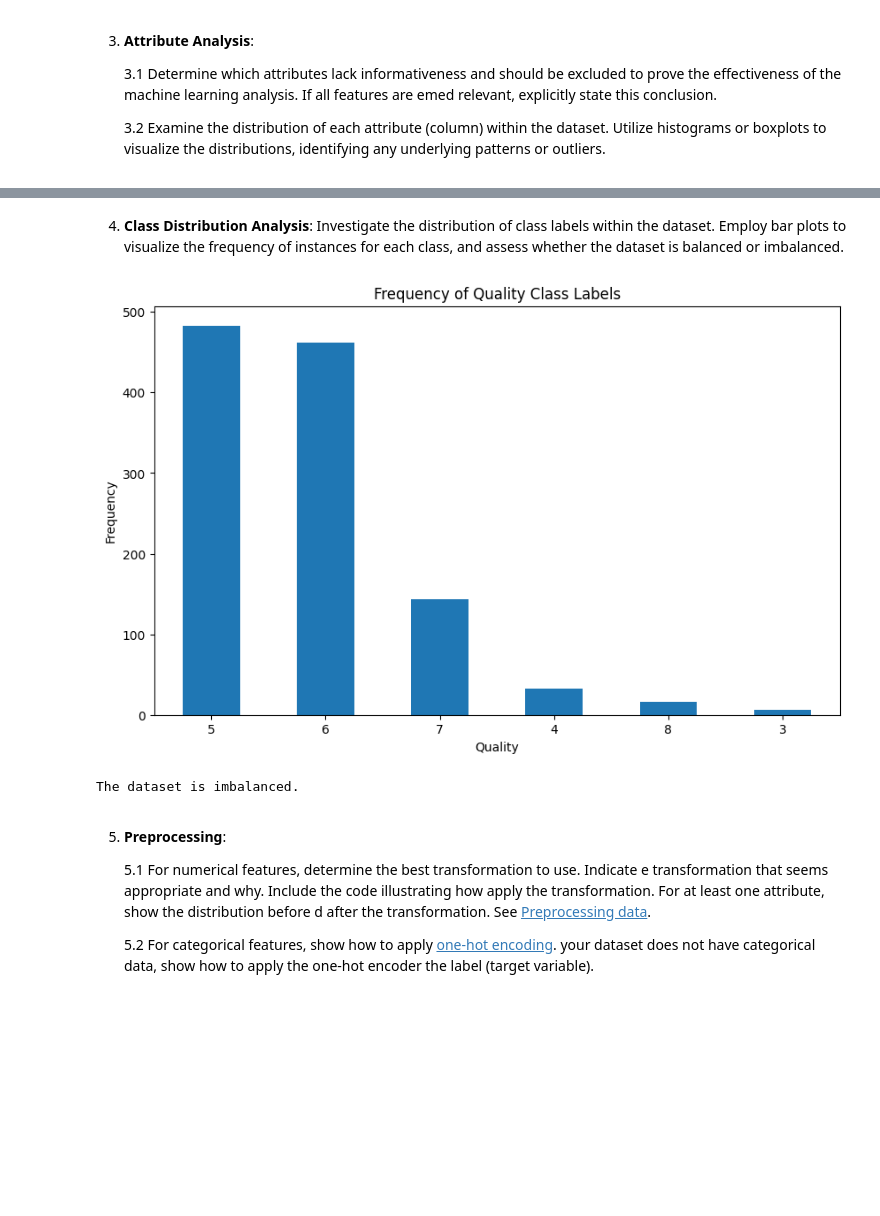
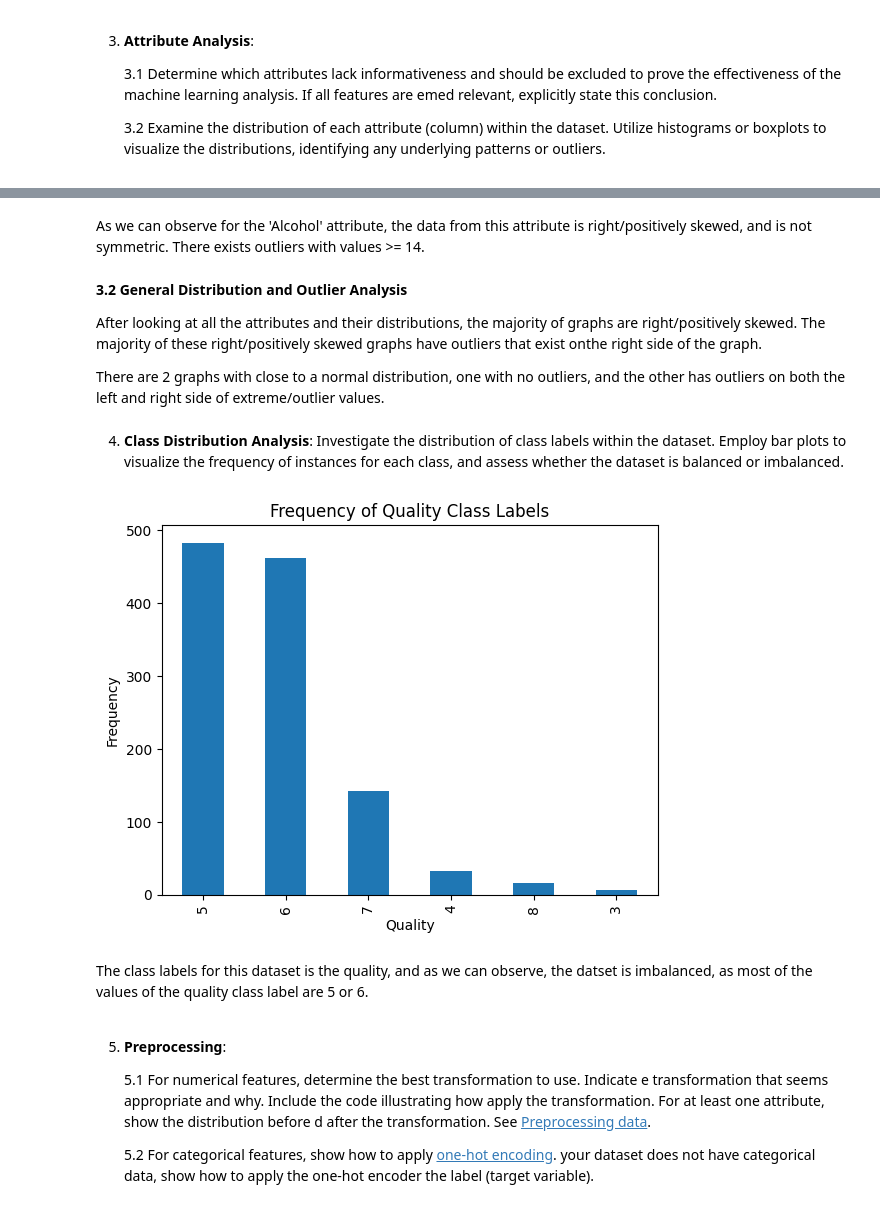
Before and after one commit to Obskurity/CSI4106_A1, a Jupyter notebook: CSI4106_A1_300185298.ipynb, the cells around one changed output, grey strips where cells are left out. Saved outputs shown, nothing was run; the diff lists cells and outputs as text; code cells hidden in the pictures; blank space fills up the shorter version.

```diff
--- a/CSI4106_A1_300185298.ipynb
+++ b/CSI4106_A1_300185298.ipynb
@@ -227,0 +228,2 @@ plt.show()
+# %%
+wq_dataset = wq_dataset.drop(columns=['Id'])
@@ -228,27 +374,26 @@ plt.show()
+# %% [markdown]
+As we can observe for the 'Alcohol' attribute, the data from this attribute is right/positively skewed, and is not symmetric. There exists outliers with values >= 14.
+# %% [markdown]
+**3.2 General Distribution and Outlier Analysis**
+
+After looking at all the attributes and their distributions, the majority of graphs are right/positively skewed. The majority of these right/positively skewed graphs have outliers that exist onthe right side of the graph.
+
+There are 2 graphs with close to a normal distribution, one with no outliers, and the other has outliers on both the left and right side of extreme/outlier values.
 # %% [markdown]
 4. **Class Distribution Analysis**: Investigate the distribution of class labels within the dataset. Employ bar plots to visualize the frequency of instances for each class, and assess whether the dataset is balanced or imbalanced.
 # %%
 # Your code goes here
-
-quality_counts = wq_dataset['quality'].value_counts()
-
-# Plotting the bar chart
-plt.figure(figsize=(10, 6))
-quality_counts.plot(kind='bar')
+sorted = wq_dataset['quality'].value_counts()
+sorted.plot(kind='bar')
 plt.title('Frequency of Quality Class Labels')
 plt.xlabel('Quality')
 plt.ylabel('Frequency')
-plt.xticks(rotation=0)
 plt.show()
-
-# Assessing balance
-if quality_counts.min() / quality_counts.max() < 0.5:
-    print("The dataset is imbalanced.")
-else:
-    print("The dataset is balanced.")
+# used code from: https://www.w3schools.com/python/matplotlib_plotting.asp
 # %% [output]
-[figure, old version]
+[figure, new version]
-The dataset is imbalanced.
+# %% [markdown]
+The class labels for this dataset is the quality, and as we can observe, the datset is imbalanced, as most of the values of the quality class label are 5 or 6.
 # %% [markdown]
 5. **Preprocessing**:
 
```
Also changed, not shown: parts of 34 cells of this notebook.
